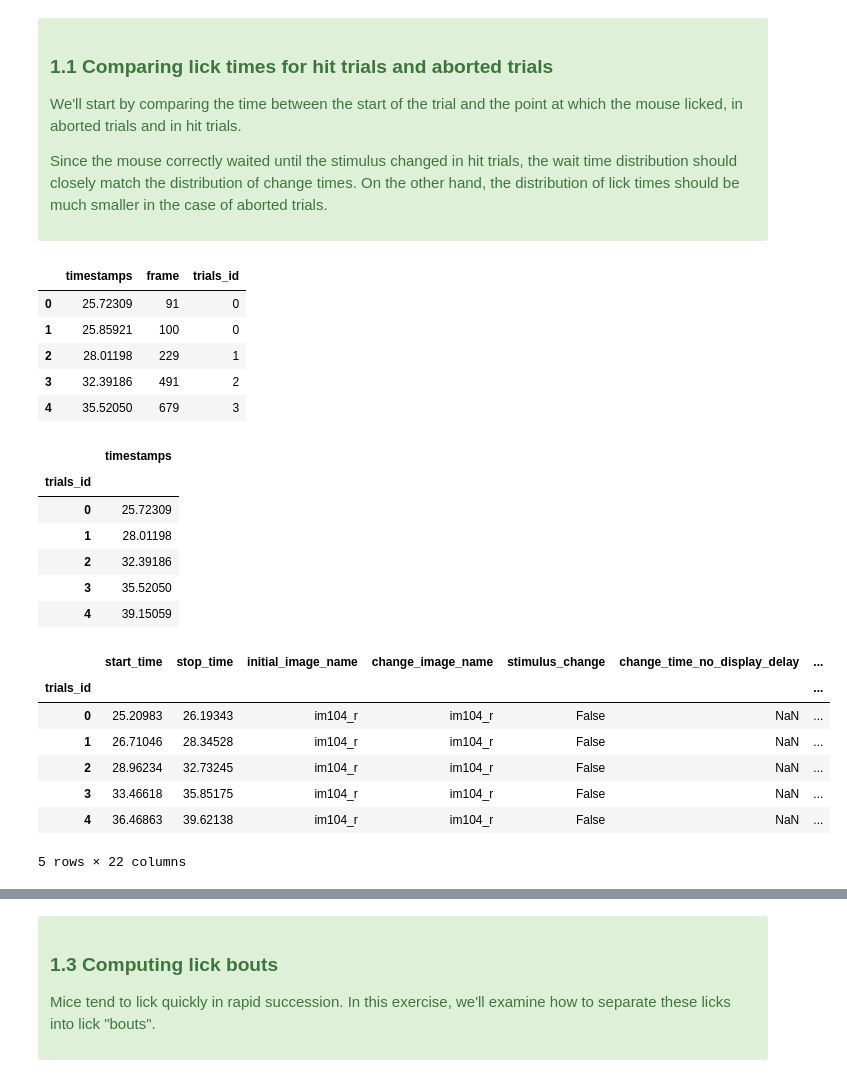
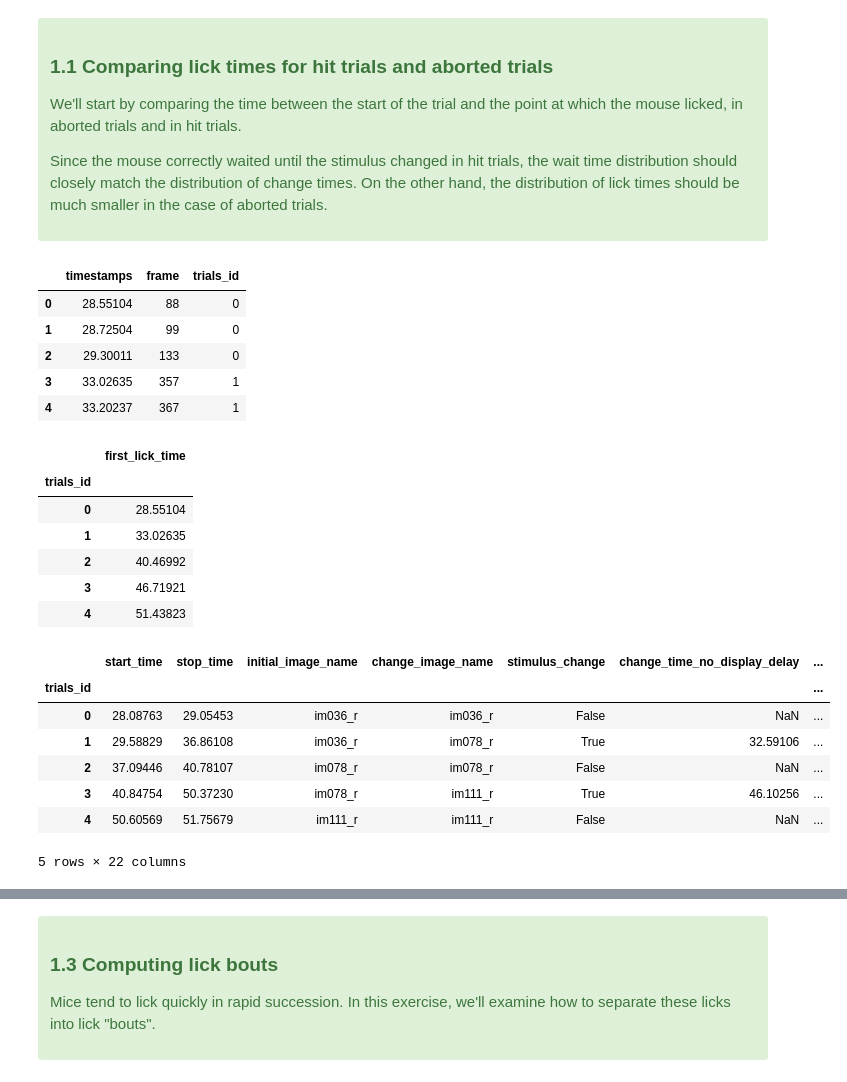
Before and after one commit to AllenInstitute/swdb_2022, a Jupyter notebook: Organizers/VBN_Exercise_solutions.ipynb, the cells around one changed output, grey strips where cells are left out. Drawn from its saved outputs; the diff is of its cells as text; code cells hidden in the pictures.

```diff
--- a/Organizers/VBN_Exercise_solutions.ipynb
+++ b/Organizers/VBN_Exercise_solutions.ipynb
@@ -54,7 +54,7 @@ In this exercise, we'll examine the licking behavior of the mouse
 </div>
 # %%
 # Setup: first, let's get the relevant tables
-session_id = 1053941483
+session_id = 1065437523  # This is a good session for looking at lick behavior
 session = cache.get_ecephys_session(ecephys_session_id=session_id)
 
 stimulus_presentations = session.stimulus_presentations
@@ -71,47 +71,52 @@ Since the mouse correctly waited until the stimulus changed in hit trials, the w
 
 </div>
 # %%
-# First, we need to find the first lick in each trial.
+# First, we need to find the initial lick in each trial.
 # To do this, we have to identify which trial each lick falls in
-trial_indices = np.searchsorted(trials['stop_time'], licks['timestamps'])
+trial_indices = np.searchsorted(trials['start_time'], licks['timestamps']) - 1
 
 # Add the trial index to the licks table as a new column
 licks['trials_id'] = trial_indices
 licks.head()
 # %% [output]
 |  | timestamps | frame | trials_id |
-| 0 | 25.72309 | 91 | 0 |
-| 1 | 25.85921 | 100 | 0 |
-| 2 | 28.01198 | 229 | 1 |
-| 3 | 32.39186 | 491 | 2 |
-| 4 | 35.52050 | 679 | 3 |
+| 0 | 28.55104 | 88 | 0 |
+| 1 | 28.72504 | 99 | 0 |
+| 2 | 29.30011 | 133 | 0 |
+| 3 | 33.02635 | 357 | 1 |
+| 4 | 33.20237 | 367 | 1 |
 # %%
-# Find the first lick in each trial, by grouping licks by trial index
+# Find the first lick in each trial, by grouping licks by trial index,
+# and finding the smallest timestamp in each group
 first_licks = licks[['timestamps', 'trials_id']].groupby('trials_id').agg('min')
+
+# Let's also give the column a better name
+first_licks.rename(columns={'timestamps': 'first_lick_time'}, inplace=True)
 first_licks.head()
 # %% [output]
-|  | timestamps |
+|  | first_lick_time |
 | trials_id |  |
-| 0 | 25.72309 |
-| 1 | 28.01198 |
-| 2 | 32.39186 |
-| 3 | 35.52050 |
-| 4 | 39.15059 |
+| 0 | 28.55104 |
+| 1 | 33.02635 |
+| 2 | 40.46992 |
+| 3 | 46.71921 |
+| 4 | 51.43823 |
 # %%
 # Now that we have the time stamp of the first lick in each trial, we can add this information to the trials table
 trials_with_first_licks = pd.merge(trials, first_licks, how='left', on='trials_id')
 
 # Compute the time from the start of the trial to the first lick
-trials_with_first_licks['trial_start_to_first_lick'] = trials_with_first_licks['timestamps'] - trials_with_first_licks['start_time']
+trials_with_first_licks['trial_start_to_first_lick'] = (trials_with_first_licks['first_lick_time']
+                                                        - trials_with_first_licks['start_time'])
 trials_with_first_licks.head()
 # %% [output]
 |  | start_time | stop_time | initial_image_name | change_image_name | stimulus_change | change_time_no_display_delay | ... |
 | trials_id |  |  |  |  |  |  | ... |
-| 0 | 25.20983 | 26.19343 | im104_r | im104_r | False | NaN | ... |
-| 1 | 26.71046 | 28.34528 | im104_r | im104_r | False | NaN | ... |
-| 2 | 28.96234 | 32.73245 | im104_r | im104_r | False | NaN | ... |
-| 3 | 33.46618 | 35.85175 | im104_r | im104_r | False | NaN | ... |
-| 4 | 36.46863 | 39.62138 | im104_r | im104_r | False | NaN | ... |
+| 0 | 28.08763 | 29.05453 | im036_r | im036_r | False | NaN | ... |
+| 1 | 29.58829 | 36.86108 | im036_r | im078_r | True | 32.59106 | ... |
+| 2 | 37.09446 | 40.78107 | im078_r | im078_r | False | NaN | ... |
+| 3 | 40.84754 | 50.37230 | im078_r | im111_r | True | 46.10256 | ... |
+| 4 | 50.60569 | 51.75679 | im111_r | im111_r | False | NaN | ... |
 5 rows × 22 columns
 # %%
 # Sub-select only the hit trials and the aborted trials.
```
Also changed, not shown: parts of 12 cells of this notebook.
